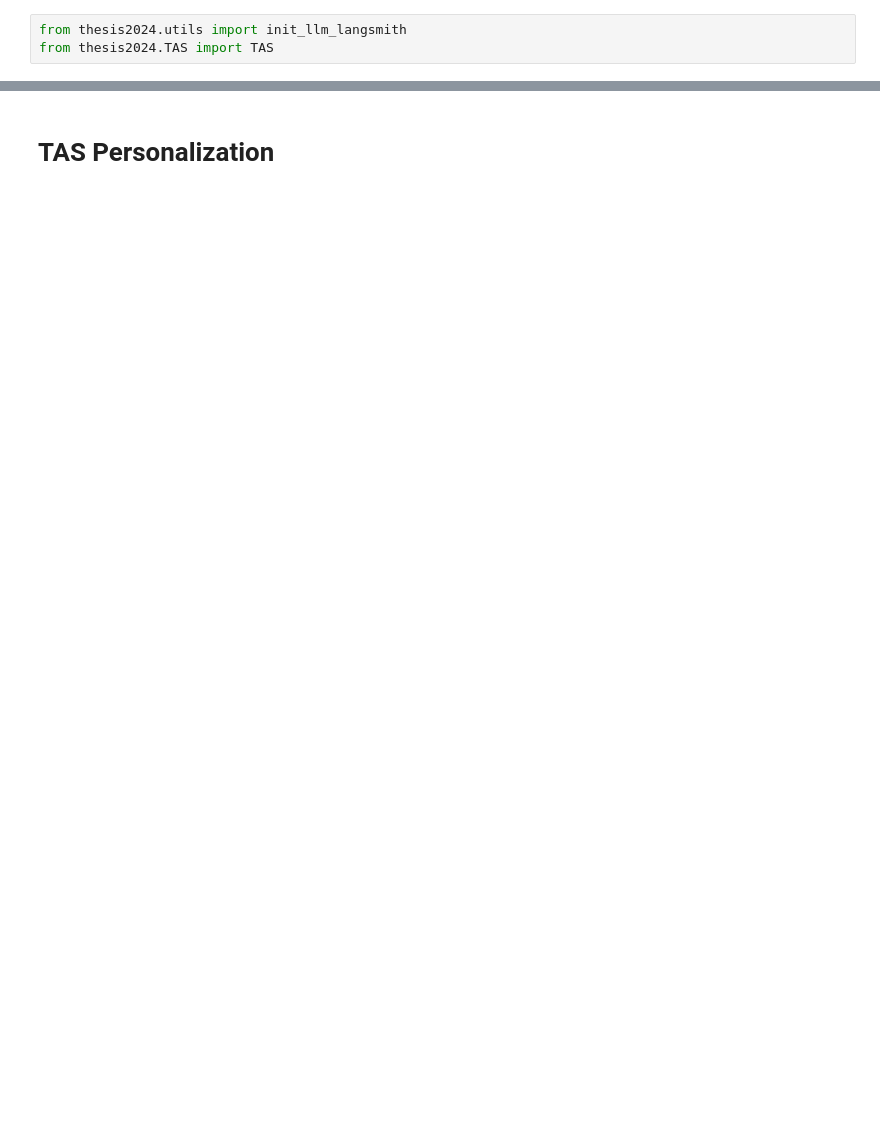
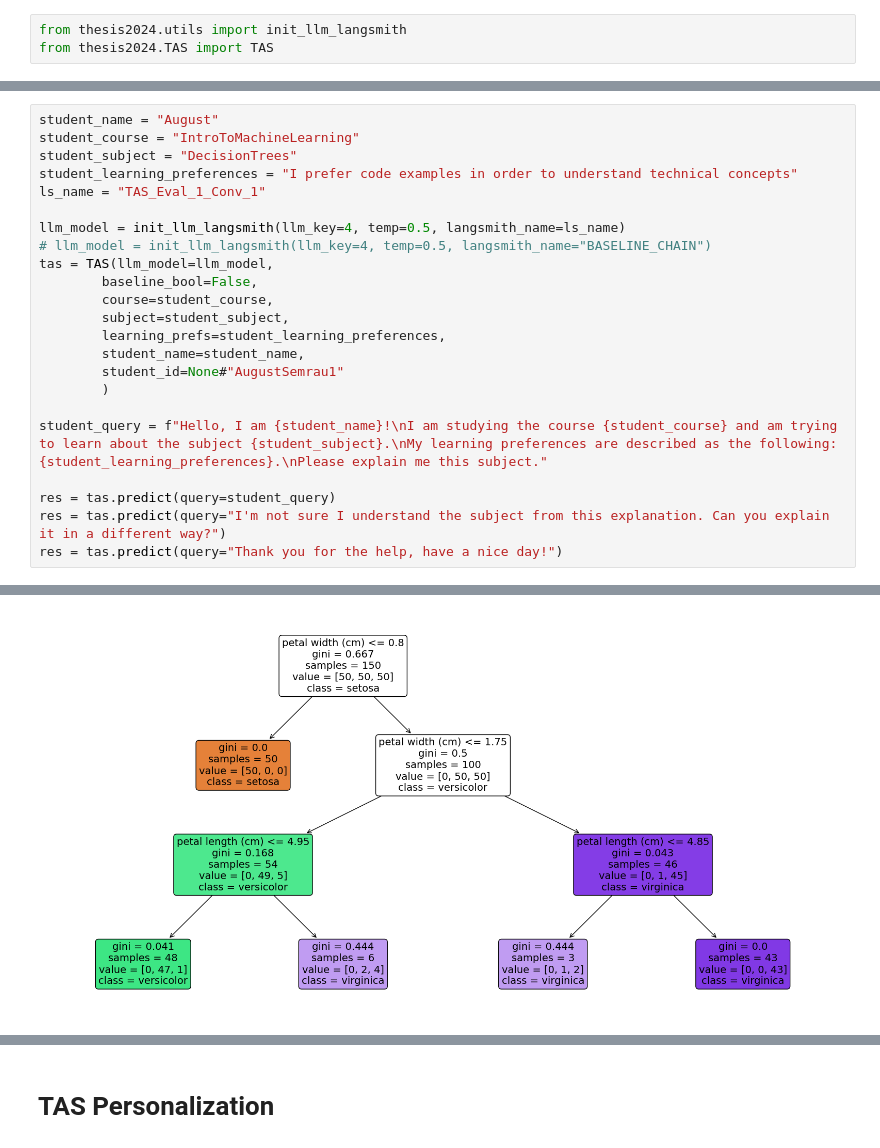
Before and after one commit to augustsemrau/thesis2024, a Jupyter notebook: src/thesis2024/TAS_notebook.ipynb, the cells around one changed output, grey strips where cells are left out. Saved outputs shown, nothing was run; the diff lists cells and outputs as text; blank space fills up the shorter version.

```diff
--- a/src/thesis2024/TAS_notebook.ipynb
+++ b/src/thesis2024/TAS_notebook.ipynb
@@ -3,0 +45,24 @@ from thesis2024.TAS import TAS
+# %%
+student_name = "August"
+student_course = "IntroToMachineLearning"
+student_subject = "DecisionTrees"
+student_learning_preferences = "I prefer code examples in order to understand technical concepts"
+ls_name = "TAS_Eval_1_Conv_1"
+
+llm_model = init_llm_langsmith(llm_key=4, temp=0.5, langsmith_name=ls_name)
+# llm_model = init_llm_langsmith(llm_key=4, temp=0.5, langsmith_name="BASELINE_CHAIN")
+tas = TAS(llm_model=llm_model,
+        baseline_bool=False,
+        course=student_course,
+        subject=student_subject,
+        learning_prefs=student_learning_preferences,
+        student_name=student_name,
+        student_id=None#"AugustSemrau1"
+        )
+
+student_query = f"Hello, I am {student_name}!\nI am studying the course {student_course} and am trying to learn about the subject {student_subject}.\nMy learning preferences are described as the following: {student_learning_preferences}.\nPlease explain me this subject."
+
+res = tas.predict(query=student_query)
+res = tas.predict(query="I'm not sure I understand the subject from this explanation. Can you explain it in a different way?")
+res = tas.predict(query="Thank you for the help, have a nice day!")
+# %% [output]
@@ -3,0 +86 @@ from thesis2024.TAS import TAS
+[figure, added]
```
Also changed, not shown: parts of 11 cells of this notebook, 2 other files.
